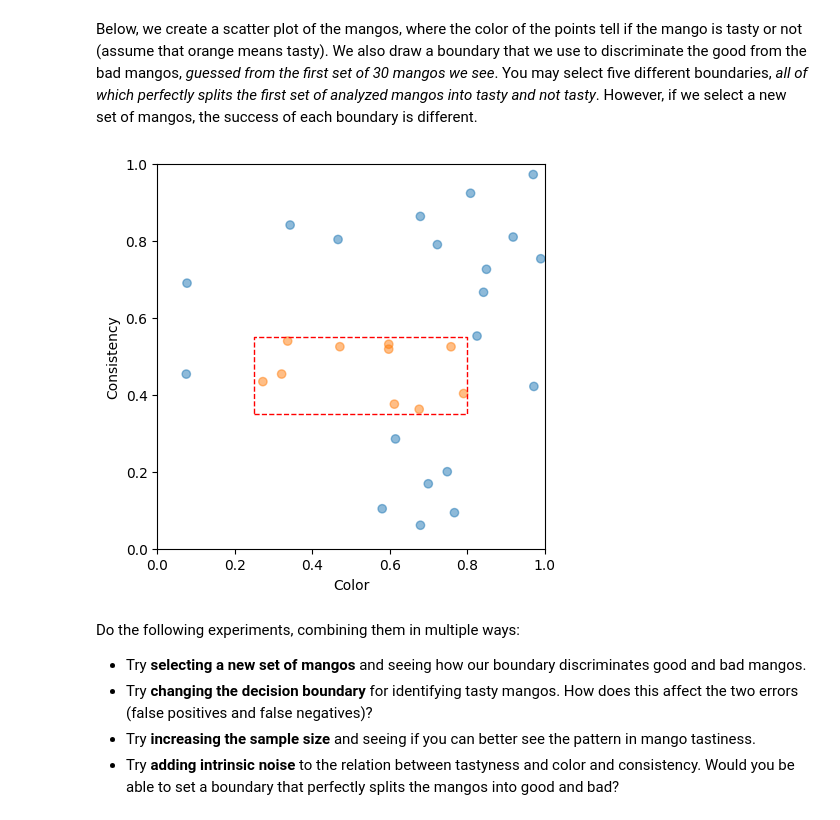
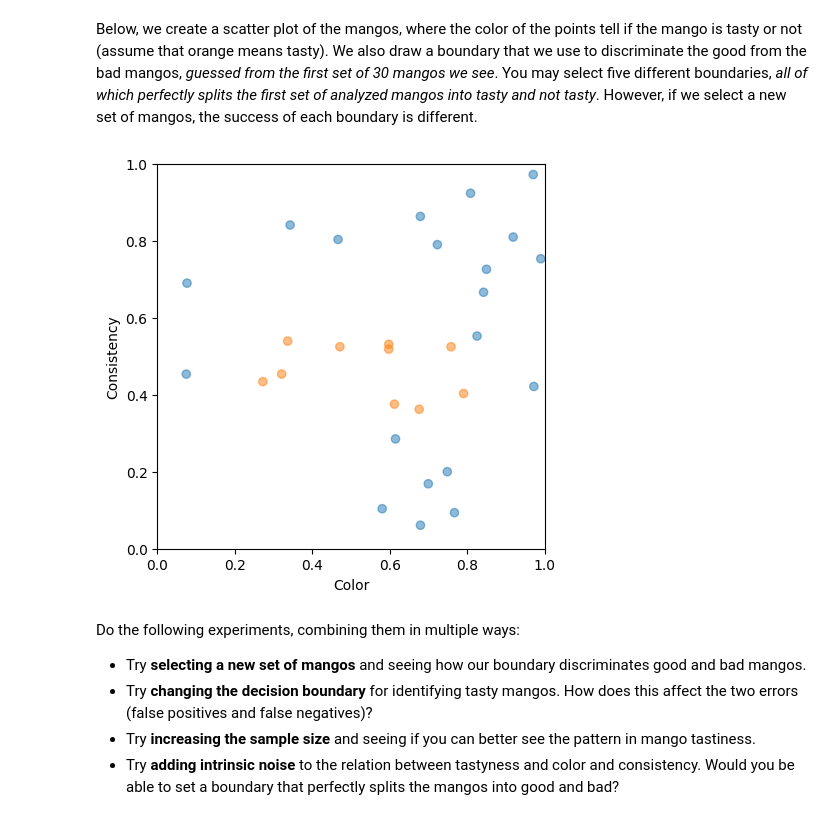
Before and after one commit to cewebbr/text_ranking_in_gov, a Jupyter notebook: analysis/tutorial_Overseeing-gov-with-AI.ipynb, the cells around one changed output. Cells and saved outputs as stored; diff of their text form; code cells hidden in the pictures.

```diff
--- a/analysis/tutorial_Overseeing-gov-with-AI.ipynb
+++ b/analysis/tutorial_Overseeing-gov-with-AI.ipynb
@@ -88,25 +99,25 @@ Below, we create a scatter plot of the mangos, where the color of the points tel
 # %%
 # Plot data:
 cmap = pl.get_cmap('tab10')
 pl.figure(figsize=(5,5))
 pl.scatter(color1, consist1, alpha=0.5, color=cmap(tasty1))
 pl.xlim([0, 1])
 pl.ylim([0, 1])
 pl.xlabel('Color')
 pl.ylabel('Consistency')
 ax = pl.gca()
 
 # Draw decision boundary (choose one):
-guess = PatchCollection([patches.Rectangle((0.25, 0.35), 0.55, 0.2)], edgecolor='r', linestyle='--', facecolor='none')
+#guess = PatchCollection([patches.Rectangle((0.25, 0.35), 0.55, 0.2)], edgecolor='r', linestyle='--', facecolor='none')
 #guess = PatchCollection([patches.Rectangle((0.09, 0.3), 0.72, 0.48)], edgecolor='r', linestyle='--', facecolor='none')
 #guess = PatchCollection([patches.Ellipse((0.5, 0.5), 0.7, 0.35, angle=-15)], edgecolor='r', linestyle='--', facecolor='none')
 #guess = PatchCollection(aux.multicircles(xp, yp), edgecolor='r', linestyle='--', facecolor='none')
 #guess = PatchCollection(aux.multicircles(xn, yn), edgecolor='r', linestyle='--', facecolor='none')
-ax.add_collection(guess)
+#ax.add_collection(guess)
 
 pl.show()
 # %% [output]
-[figure, old version]
+[figure, new version]
 # %% [markdown]
 Do the following experiments, combining them in multiple ways:
 
```
Also changed, not shown: parts of 141 cells of this notebook.
